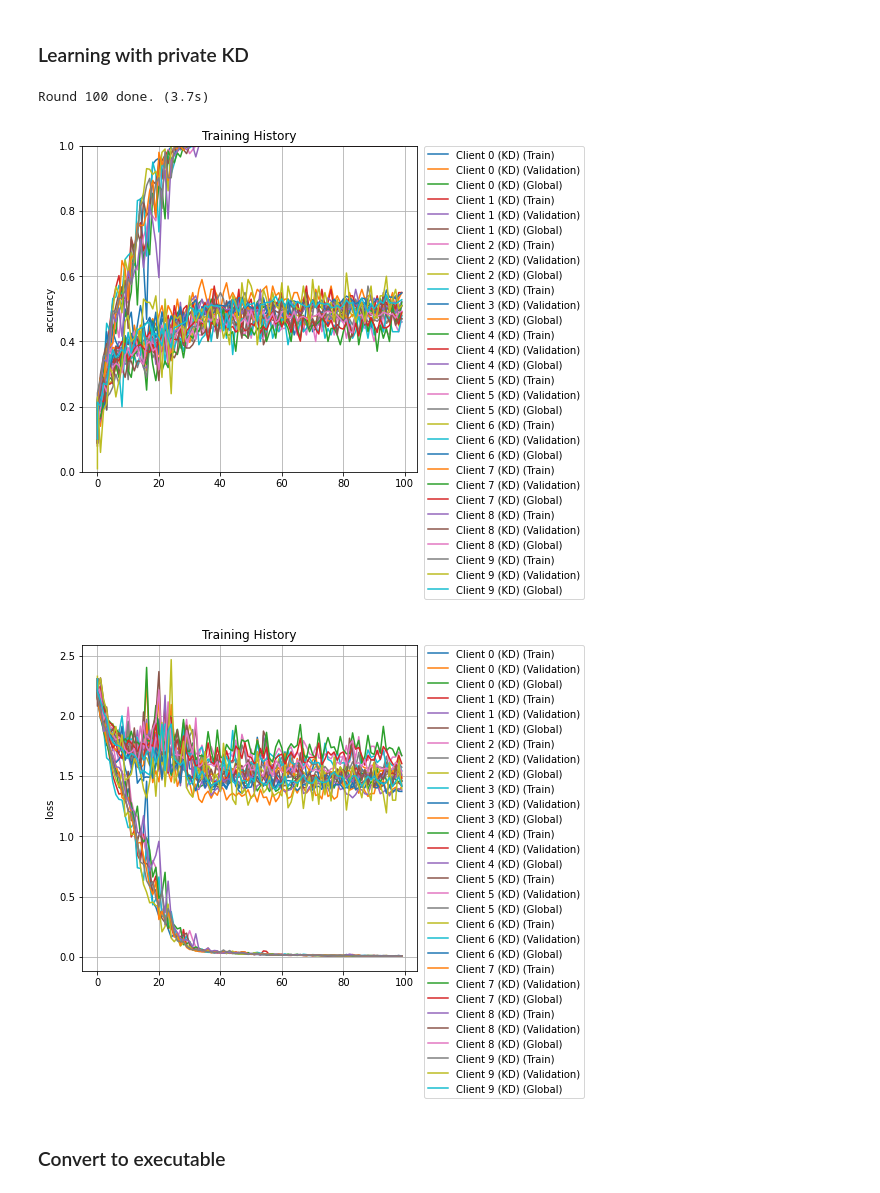
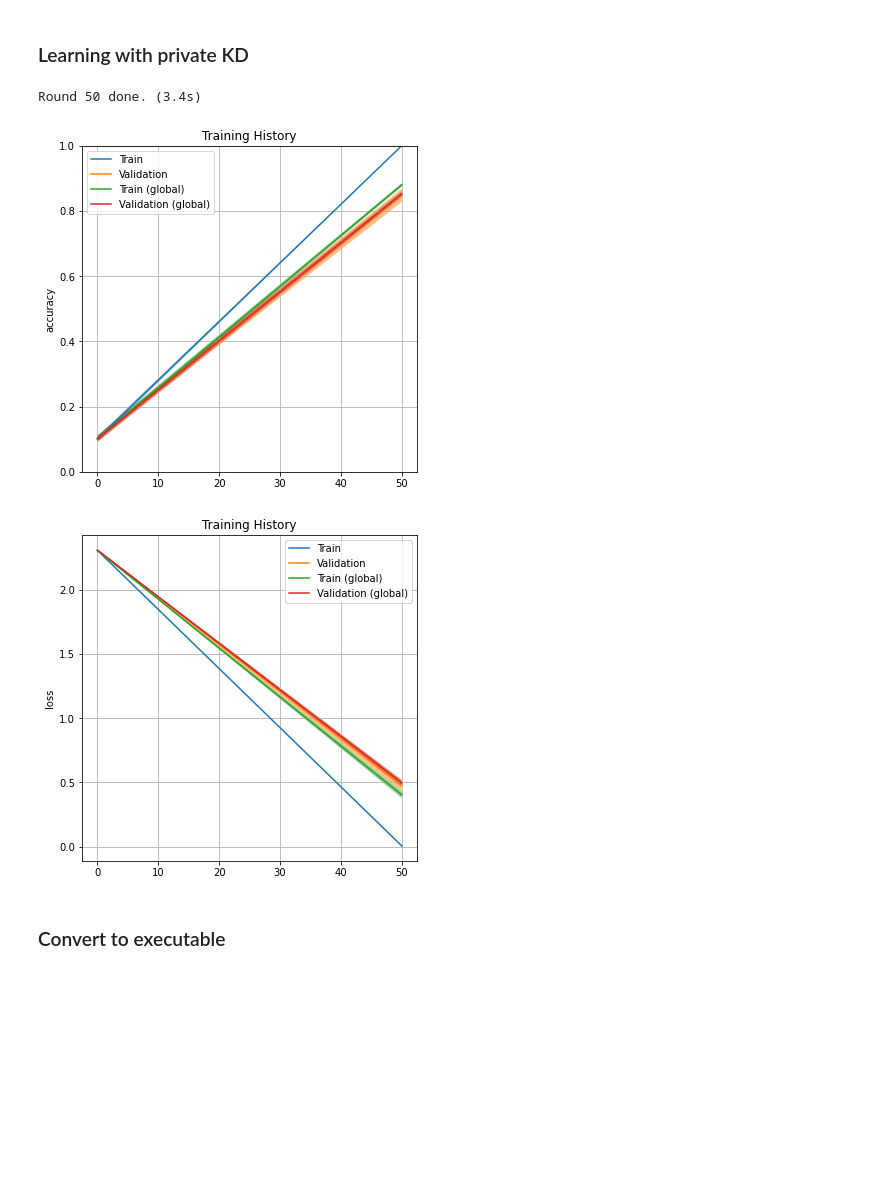
Before and after one commit to jingax/Multi-Fed, a Jupyter notebook: PrivateKD.ipynb, the cells around one changed output. Drawn from its saved outputs; the diff is of its cells as text; code cells hidden in the pictures; blank space fills up the shorter version.

```diff
--- a/PrivateKD.ipynb
+++ b/PrivateKD.ipynb
@@ -41,27 +42,29 @@ Device: cuda:7
 ### Parameters
 # %%
 #Dataset
-DATASET = "CIFAR10"
+DATASET = "FMNIST"
 MODEL = "ResNet9"
-REDUCED = 0.1
+REDUCED = 0.05
 FEATURE_DIM = 100
 FED_CLASSIFIER = False
 
 #Collaborative learning
-N_CLIENTS = 10
+N_CLIENTS = 4
 SIZES = None # None for uniform sizes or array of length N_CLIENTS using all the data
 ALPHA = "uniform" #'uniform', 'disjoint' or postive.
 
 #Learning
-BATCH_SIZE = 64
-ROUNDS = 100
+BATCH_SIZE = 32
+ROUNDS = 50
 EPOCHS_PER_ROUND = 1
 LR=1e-3
-LAMBDA = 1
+LAMBDA_KD = 1
+FRACTION = 0.5
+LAMBDA_DISC = 1
 CRITERION = nn.CrossEntropyLoss()
 CRITERION_KD = nn.MSELoss()
 CRITERION_DISC = nn.BCELoss()
-N_EVAL = 1 #Evaluate train and test performace after N_EVAL epochs
+N_EVAL = 10 #Evaluate train and test performace after N_EVAL epochs
 
 #Directories
 DATE = datetime.now()
@@ -110,7 +111,7 @@ client_models = [mdl.get_model(MODEL, FEATURE_DIM, meta).to(DEVICE) for _ in ran
 
 # Performance tracker
 perf_trackers = [hlp.PerfTracker(client_models[i],
-                                 {"Train": train_dl_list[i], "Validation": val_dl_list[i], "Global": global_val_dl},
+                                 {"Train": train_dl_list[i], "Validation": val_dl_list[i], "Train (global)": global_train_dl, "Validation (global)": global_val_dl},
                                  CRITERION, meta["n_class"], ID="Client {}".format(i)) for i in range(N_CLIENTS)]
 
 # Optimizers
@@ -138,8 +139,8 @@ for r in range(ROUNDS):
                 optimizer.step()
 
         #Tracking performance
-        if r % N_EVAL == 0:
-            perf_trackers[client_id].new_eval(index=r)
+        if (r+1) % N_EVAL == 0 or (r+1) == ROUNDS:
+            perf_trackers[client_id].new_eval(index=r+1)
 
     # Compute representations
     feat_tracker.new_round()
@@ -162,7 +163,7 @@ Round 100 done. (3.5s)
 client_models_kd = [mdl.get_model(MODEL, FEATURE_DIM, meta).to(DEVICE) for _ in range(N_CLIENTS)]
 
 # Performance tracker
-perf_trackers_kd = [hlp.PerfTracker(client_models_kd[i], {"Train": train_dl_list[i], "Validation": val_dl_list[i], "Global": global_val_dl},
+perf_trackers_kd = [hlp.PerfTracker(client_models_kd[i], {"Train": train_dl_list[i], "Validation": val_dl_list[i], "Train (global)": global_train_dl, "Validation (global)": global_val_dl},
                                     CRITERION, meta["n_class"], ID="Client {} (KD)".format(i)) for i in range(N_CLIENTS)]
 
 # Optimizers
@@ -194,45 +195,43 @@ for r in range(ROUNDS):
                 logits = model.classifier(features)
 
                 # Compute estimated probabilities
-                features_global = feat_tracker_kd.get_global_features().to(DEVICE)
+                features_global = feat_tracker_kd.get_global_features(f=FRACTION).to(DEVICE)
                 targets_global = torch.arange(meta["n_class"]).to(DEVICE)
                 scores, disc_targets = disc(features, features_global, targets, targets_global)
 
                 # Optimization step
-                if LAMBDA:
-                    loss = CRITERION(logits, targets) + LAMBDA*(CRITERION_KD(features, features_global[targets]) + CRITERION_DISC(scores, disc_targets))
-                else:
-                    loss = CRITERION(logits, targets)
+                loss = CRITERION(logits, targets) + LAMBDA_KD * CRITERION_KD(features, features_global[targets]) + LAMBDA_DISC * CRITERION_DISC(scores, disc_targets)
                 loss.backward()
                 optimizer.step()
 
+        # Use FedAvg on the classifer
         if FED_CLASSIFIER:
             # Aggregation (weighted average)
             global_classifier = mdl.get_model(MODEL, FEATURE_DIM, meta).to(DEVICE)
             global_parameters = global_classifier.classifier.state_dict()
             for k in global_parameters.keys():
                 global_parameters[k] = torch.stack([(meta["n_local"][i] / meta["n_total"]) * client_models_kd[i].classifier.state_dict()[k] for i in range(N_CLIENTS)], 0).sum(0)
 
             for model in client_models_kd:
                 model.classifier.load_state_dict(global_parameters)
 
         #Tracking performance
-        if r % N_EVAL == 0:
-            perf_trackers_kd[client_id].new_eval(index=r)
+        if (r+1) % N_EVAL == 0 or (r+1) == ROUNDS:
+            perf_trackers_kd[client_id].new_eval(index=r+1)
 
     # Compute representations
     feat_tracker_kd.new_round()
 
     t1 = time.time()
     print("\rRound {} done. ({:.1f}s)".format(r+1, t1-t0), end=10*" ")
 
 # Plot training history
 hlp.plot_global_training_history(perf_trackers_kd, metric="accuracy")
 hlp.plot_global_training_history(perf_trackers_kd, metric="loss")
 # %% [output]
-Round 100 done. (3.7s)
+Round 50 done. (3.4s)
-[figure, old version]
+[figure, new version]
-[figure, old version]
+[figure, new version]
 # %% [markdown]
 ### Convert to executable
 # %%
```
Also changed, not shown: parts of 24 cells of this notebook, 4 other files.
